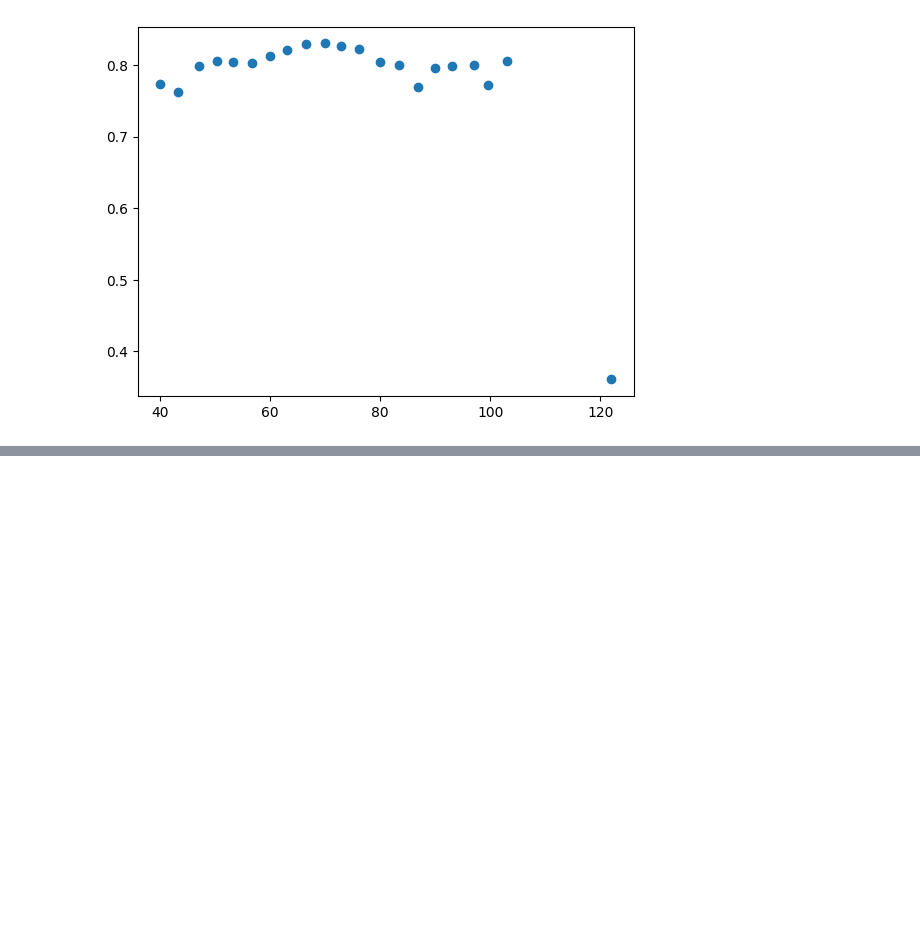
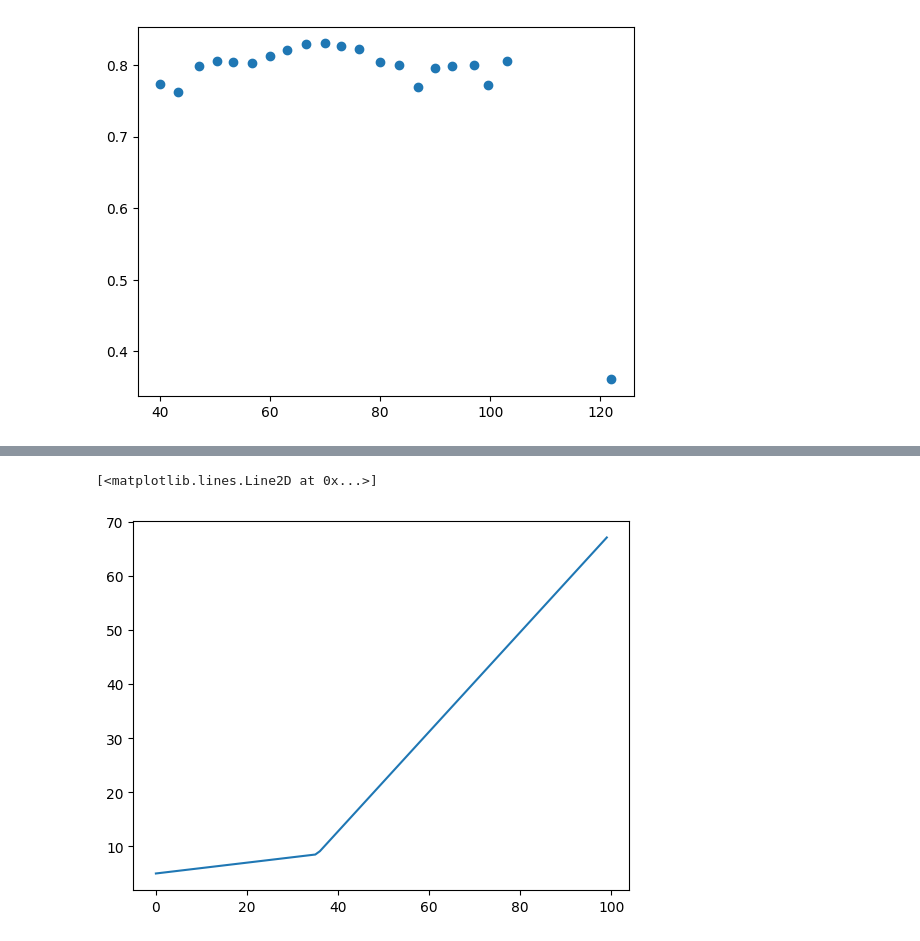
Before and after one commit to mohamadghoroobi/Deep_Learning_Review, a Jupyter notebook: 02_Nueral_Network/main.ipynb, the cells around one changed output, grey strips where cells are left out. Saved outputs shown, nothing was run; the diff lists cells and outputs as text; code cells hidden in the pictures; blank space fills up the shorter version.

```diff
--- a/02_Nueral_Network/main.ipynb
+++ b/02_Nueral_Network/main.ipynb
@@ -101,0 +138,5 @@ plt.scatter(binned_tmax, binned_ratio)
+# %%
+plt.plot(layer1_1 + layer1_2)
+# %% [output]
+[<matplotlib.lines.Line2D at 0x...>]
+[figure, added]
```
Also changed, not shown: parts of 51 cells of this notebook.
